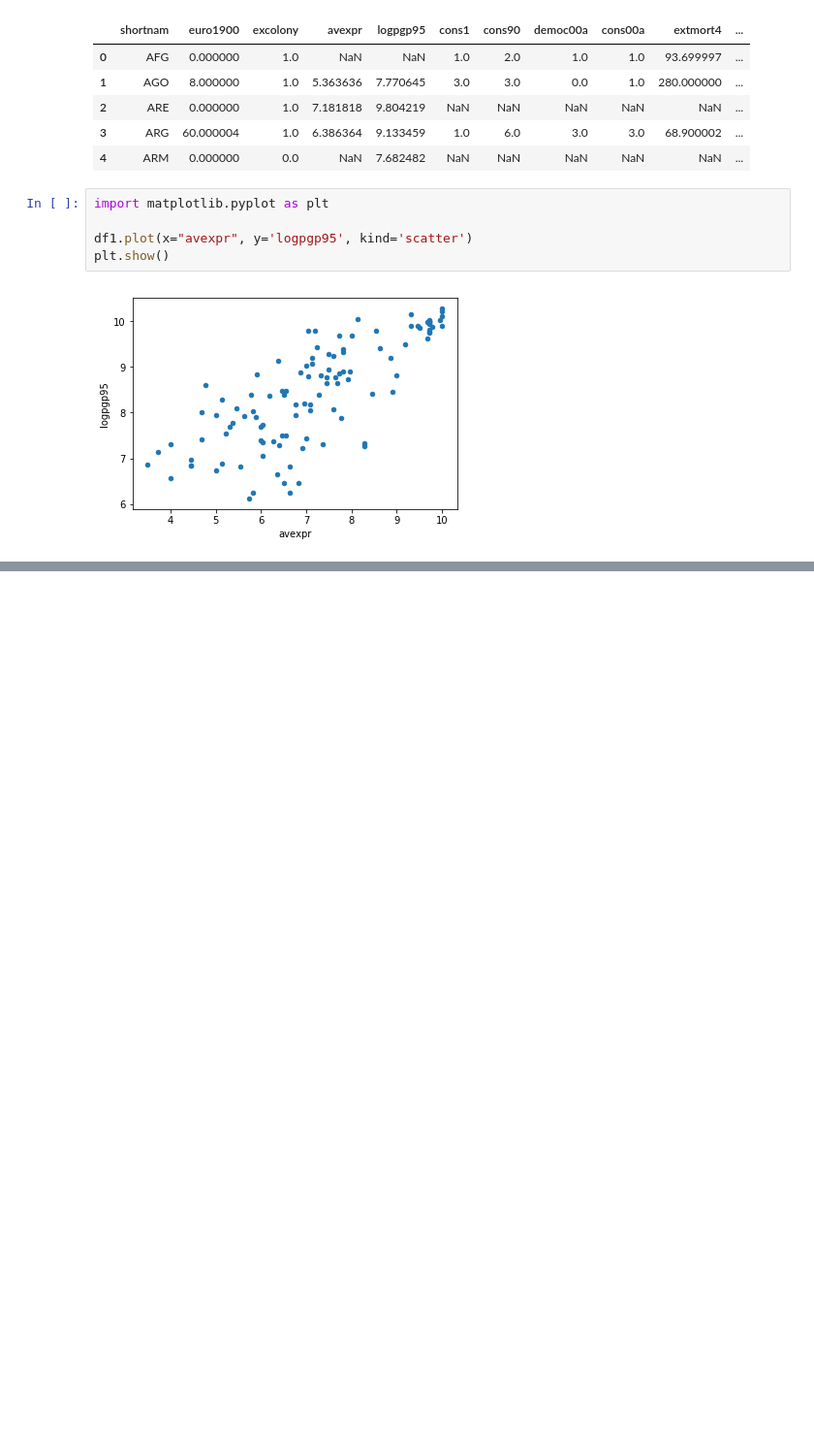
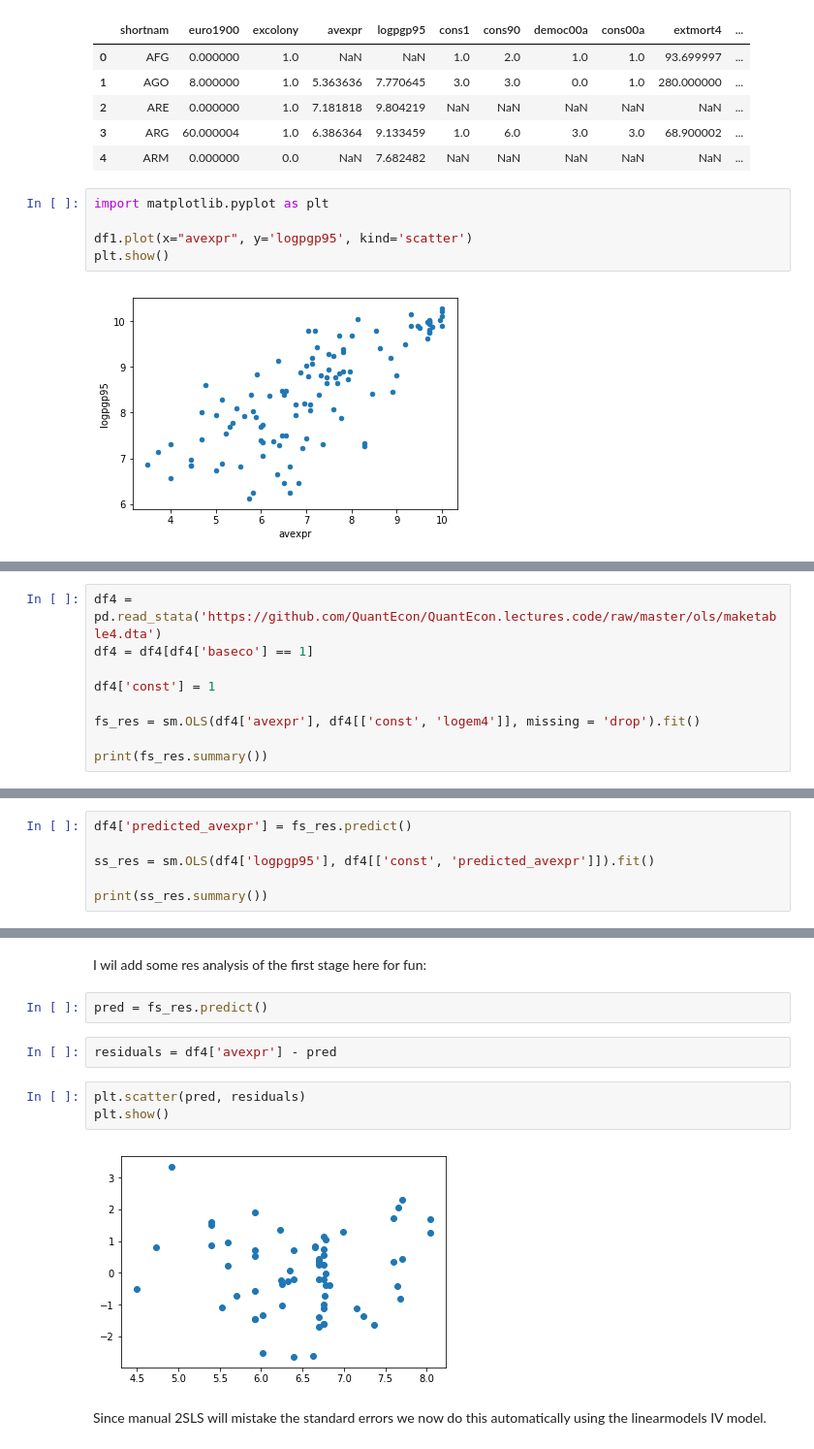
Before and after one commit to ariboyarsky/QuantEcon, a Jupyter notebook: Linear Regression.ipynb, the cells around one changed output, grey strips where cells are left out. Shown at 97% size. Drawn from its saved outputs; the diff is of its cells as text; blank space fills up the shorter version.

```diff
--- a/Linear Regression.ipynb
+++ b/Linear Regression.ipynb
@@ -23,0 +147,9 @@ $$logpgp95_i = \beta_0 + \beta_iavexpr_i + \epsilon_i$$
+# %%
+df4 = pd.read_stata('https://github.com/QuantEcon/QuantEcon.lectures.code/raw/master/ols/maketable4.dta')
+df4 = df4[df4['baseco'] == 1]
+
+df4['const'] = 1
+
+fs_res = sm.OLS(df4['avexpr'], df4[['const', 'logem4']], missing = 'drop').fit()
+
+print(fs_res.summary())
@@ -23,0 +174,6 @@ $$logpgp95_i = \beta_0 + \beta_iavexpr_i + \epsilon_i$$
+# %%
+df4['predicted_avexpr'] = fs_res.predict()
+
+ss_res = sm.OLS(df4['logpgp95'], df4[['const', 'predicted_avexpr']]).fit()
+
+print(ss_res.summary())
@@ -23,0 +198,13 @@ $$logpgp95_i = \beta_0 + \beta_iavexpr_i + \epsilon_i$$
+# %% [markdown]
+I wil add some res analysis of the first stage here for fun:
+# %%
+pred = fs_res.predict()
+# %%
+residuals = df4['avexpr'] - pred
+# %%
+plt.scatter(pred, residuals)
+plt.show()
+# %% [output]
+[figure, added]
+# %% [markdown]
+Since manual 2SLS will mistake the standard errors we now do this automatically using the linearmodels IV model.
```
Also changed, not shown: parts of 20 cells of this notebook.
